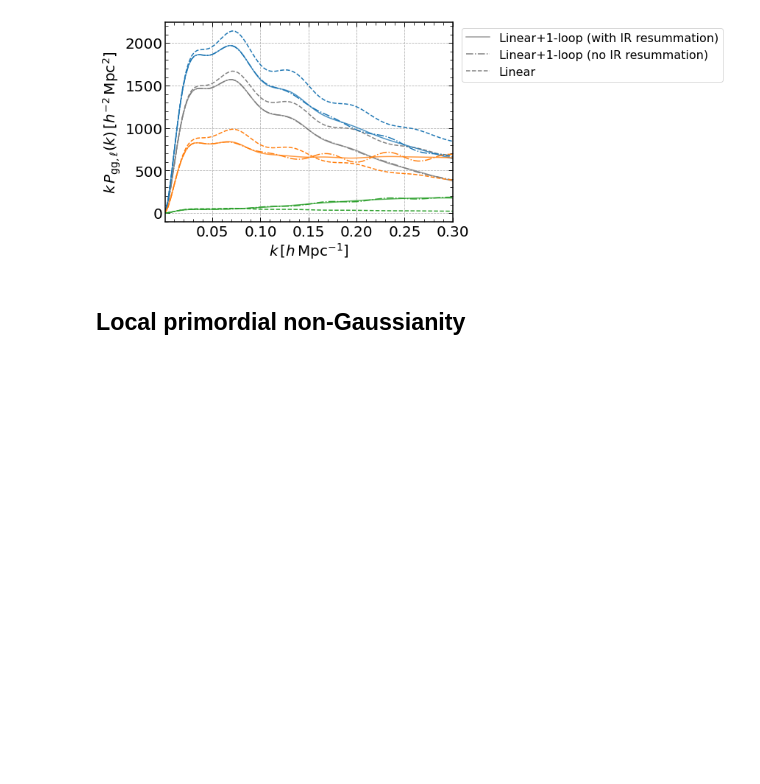
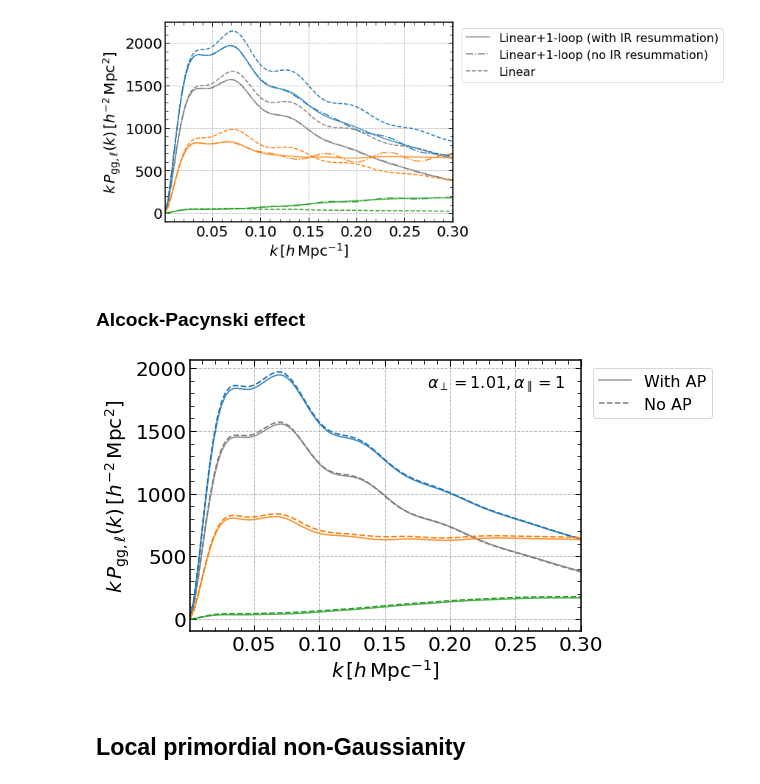
Before and after one commit to archaeo-pteryx/elf, a Jupyter notebook: example/power_1loop.ipynb, the cells around one changed output. Cells and saved outputs as stored; diff of their text form; code cells hidden in the pictures; blank space fills up the shorter version.

Commit message:
added the AP effect example.

```diff
--- a/example/power_1loop.ipynb
+++ b/example/power_1loop.ipynb
@@ -94,6 +94,46 @@ for ax in axs:
     plt.grid(linestyle='--')
 # %% [output]
 [figure]
+# %% [markdown]
+### Alcock-Pacynski effect
+# %%
+## Plot P_ell(k) with AP effect
+
+fig = plt.figure(figsize=(7,5))
+color = plt.rcParams['axes.prop_cycle'].by_key()['color']
+ax = fig.add_subplot()
+
+k = np.linspace(1e-3,0.3,100)
+
+# AP parameters, depending on the reference cosmology and redshift
+alpha_perp = 1.01
+alpha_para = 1
+
+# real space
+pk_AP = pt.get_pk_gg_ref(k, alpha_perp, alpha_para, irres=True)
+pk = pt.get_pk_gg(k, irres=True)
+ax.plot(k, k * pk_AP, ls='-', c='gray', alpha=0.8, label=r'With AP')
+ax.plot(k, k * pk, ls='--', c='gray', label=r'No AP')
+
+# redshift space multipoles
+for i, l in enumerate([0,2,4]):
+    pl_AP = pt.get_pk_ell_gg_ref(l, k, alpha_perp, alpha_para, irres=True)
+    pl = pt.get_pk_ell_gg(l, k, irres=True)
+    ax.plot(k, k * pl_AP, ls='-', c=color[i], alpha=0.8)
+    ax.plot(k, k * pl, ls='--', c=color[i])
+
+ax.text(0.96, 0.9, r'$\alpha_\perp=%s, \alpha_\parallel=%s$' % (alpha_perp, alpha_para), fontsize=16, transform=ax.transAxes, ha='right')
+
+axs = plt.gcf().get_axes()
+for ax in axs:
+    plt.sca(ax)
+    plt.xlabel(r'$k \, [h\,\mathrm{Mpc}^{-1}]$')
+    plt.ylabel(r'$k \, P_{\mathrm{gg},\ell}(k)\,[h^{-2}\,\mathrm{Mpc}^2]$')
+    plt.xlim(k.min(), k.max())
+    plt.legend(fontsize=16, bbox_to_anchor=(1.01, 1.0), loc='upper left')
+    plt.grid(linestyle='--')
+# %% [output]
+[figure, added]
 # %% [markdown]
 ## Local primordial non-Gaussianity
 # %%
```
